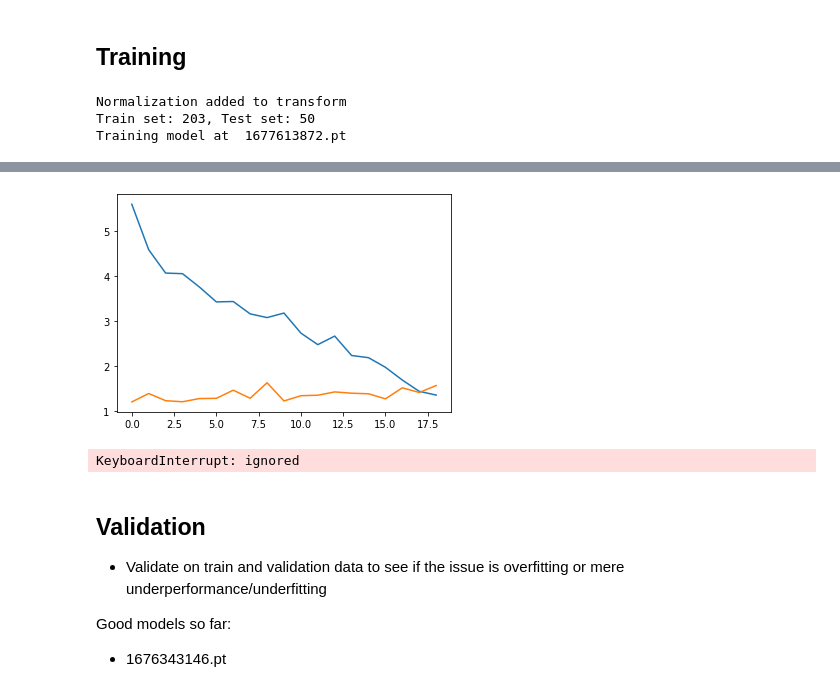
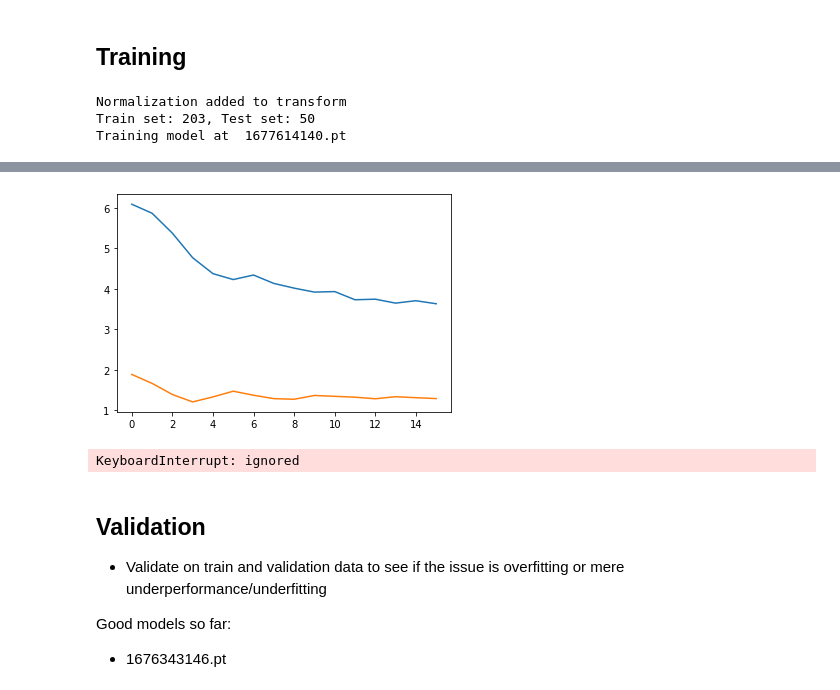
Before and after one commit to rhausman/brain_tumor_analysis, a Jupyter notebook: Tumor_Analysis.ipynb, the cells around one changed output, grey strips where cells are left out. Saved outputs shown, nothing was run; the diff lists cells and outputs as text; code cells hidden in the pictures.

```diff
--- a/Tumor_Analysis.ipynb
+++ b/Tumor_Analysis.ipynb
@@ -79,9 +80,10 @@ os.listdir()
 Notes:
 * Using a `RandomInvert()` transform is not intuitive because color-inverted images don't appear in the train or validation set, but it's desireable because: 1. Emperically, it SIGNIFICANTLY reduced overfitting in my case, and 2. It's possible that some computer systems that process brain scans could invert the color, and concievably a system using my model could recieve a color-inverted image.
 # %%
-DEFAULT_RES = 500
+DEFAULT_RES = 200
 class MyDataSet(Dataset):
   def __init__(self, pos_dir: str, neg_dir: str, transform=None, res:int=DEFAULT_RES):
+    self.res = res
     self.pos_dir = pos_dir
     self.neg_dir = neg_dir
     self.transform = transform
@@ -93,6 +95,7 @@ class MyDataSet(Dataset):
           transforms.Resize([res, res]), # maybe should make this bigger
           transforms.RandomHorizontalFlip(),
           transforms.RandomVerticalFlip(),
+          #transforms.RandomRotation(15),
           #transforms.RandomInvert(),
           transforms.ToTensor(),
           #transforms.Normalize(mean=[0.485, 0.456, 0.406], std=[0.229, 0.224, 0.225])
@@ -253,11 +256,11 @@ print("Training model at ", model_save_name)
 # %% [output]
 Normalization added to transform
 Train set: 203, Test set: 50
-Training model at  1677613872.pt
+Training model at  1677614140.pt
 # %%
 net = Classifier()
 loss_fxn = nn.BCELoss()
-optimizer = optim.SGD(net.parameters(), lr=0.001, momentum=0.9, weight_decay=1e-5) # todo try adding l2 regularization with: weight_decay=1e-5
+optimizer = optim.SGD(net.parameters(), lr=0.001, momentum=0.9, weight_decay=1e-6) # todo try adding l2 regularization with: weight_decay=1e-5
 
 train_losses = []
 test_losses = []
@@ -303,4 +306,4 @@ Epoch 18 train loss: 1.361143060028553
-[figure, old version]
+[figure, new version]
 KeyboardInterrupt: ignored
 # %% [markdown]
 ## Validation
```
Also changed, not shown: parts of 12 cells of this notebook.
